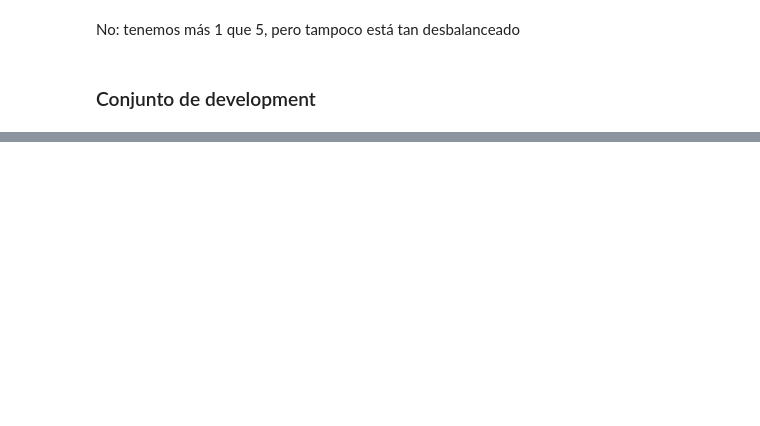
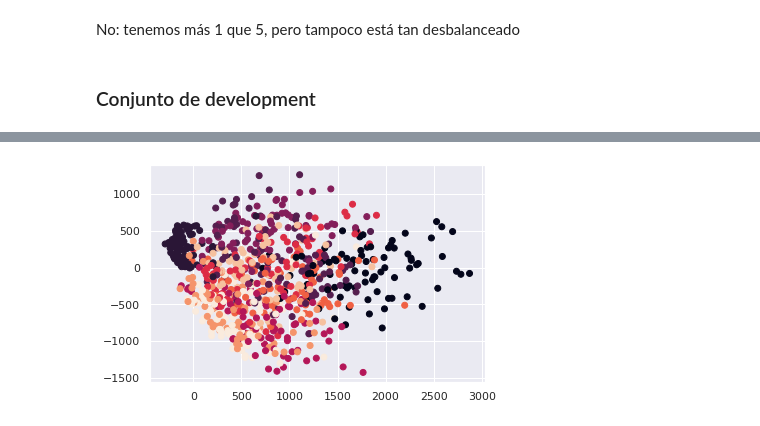
Before and after one commit to fzanollo/metodos-num, a Jupyter notebook: tp2/notebooks/preliminares.ipynb, the cells around one changed output, grey strips where cells are left out. Cells and saved outputs as stored; diff of their text form; code cells hidden in the pictures; blank space fills up the shorter version.

```diff
--- a/tp2/notebooks/preliminares.ipynb
+++ b/tp2/notebooks/preliminares.ipynb
@@ -244,0 +379,21 @@ def train(k,alpha,X,y,X_val,y_val):
+# %%
+X_2d, X_val2d = pca(2,X_train,X_val)
+# %%
+from matplotlib import pyplot
+from mpl_toolkits.mplot3d import Axes3D
+import random
+
+
+fig = pyplot.figure()
+
+sequence_containing_x_vals = X_2d[:,0]
+sequence_containing_y_vals = X_2d[:,1]
+
+#random.shuffle(sequence_containing_x_vals)
+#random.shuffle(sequence_containing_y_vals)
+#random.shuffle(sequence_containing_z_vals)
+
+plt.scatter(sequence_containing_x_vals, sequence_containing_y_vals, c = y_train)
+pyplot.show()
+# %% [output]
+[figure, added]
```
Also changed, not shown: parts of 32 cells of this notebook.
